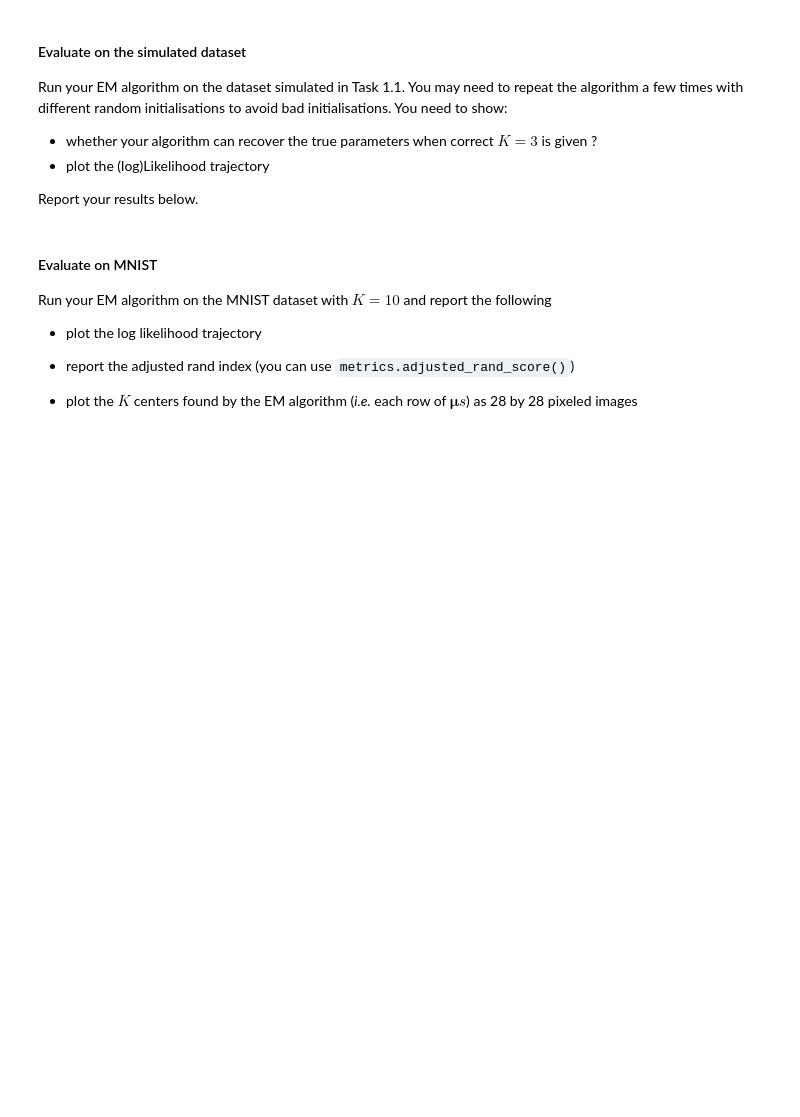
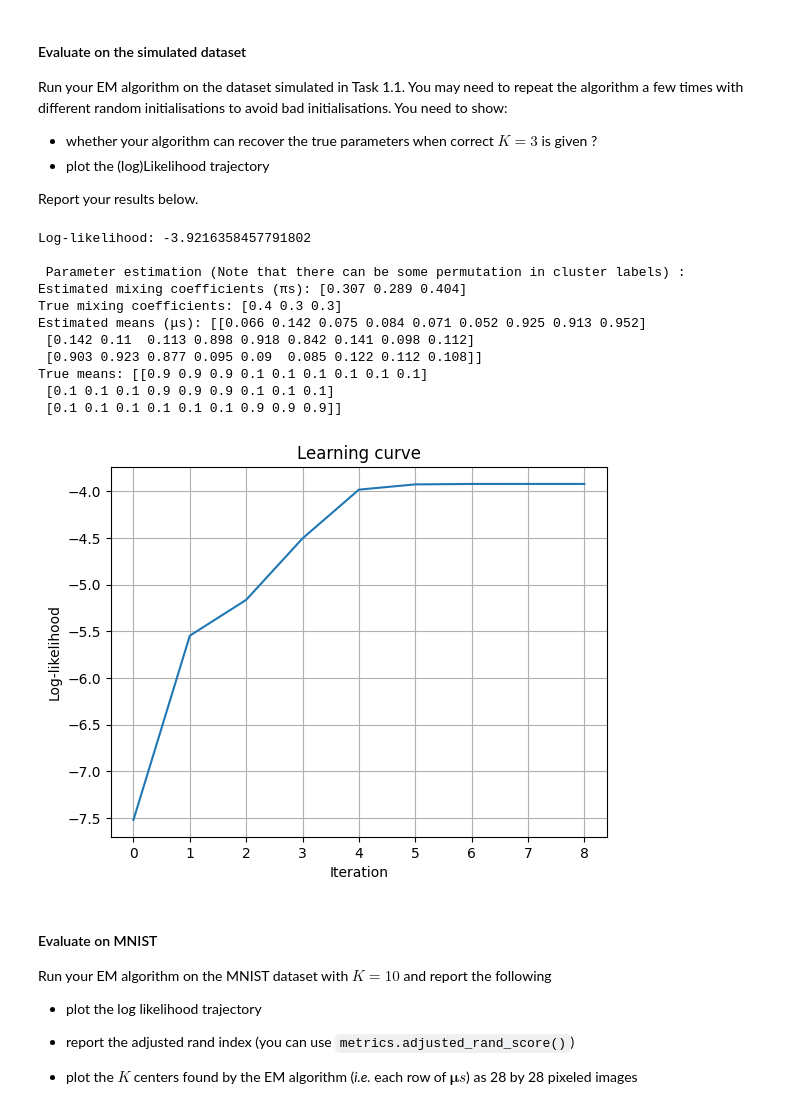
Before and after one commit to martinthuriaux/CS5016, a Jupyter notebook: CS5016_P1(V1).ipynb, the cells around one changed output. Cells and saved outputs as stored; diff of their text form; code cells hidden in the pictures; blank space fills up the shorter version.

```diff
--- a/CS5016_P1(V1).ipynb
+++ b/CS5016_P1(V1).ipynb
@@ -220,8 +290,32 @@ $$\ell(\boldsymbol{\pi}, \boldsymbol{\mu}s)=\frac{1}{n}\ln p(\{\mathbf{x}^{(i)}\
 def e_step(X, πs, μs):
     n, d = X.shape
     K = len(πs)
+
+    # To avoid numerical issues, we remove the value 0, as log(0) is -infinty, and also remove the value 1, as log(1) is 0.
+    eps = 1e-12
+    μs = np.clip(μs, eps, 1 - eps)
+    πs = np.clip(πs, eps, 1.0)
+
     R = np.zeros((n, K))
+    LL = np.zeros((n, K))
+    for i in range(n):
+        for k in range(K):
+            # Here we want to create the log space responsbility probability matrix, as it's easier than in normal space
+            LL[i,k] = np.log(πs[k]) + np.sum(X[i, :] * np.log(μs[k, :]) + (1 - X[i, :]) * np.log(1 - μs[k, :]))
+
+    for i in range(n):
+        # In order to reconvert back to normal space we use the soft-max function and the max trick
+        m = np.max(LL[i, :])
+        exp_scores = np.exp(LL[i, :] - m)
+        R[i, :] = exp_scores / np.sum(exp_scores)
+
     loglik = 0.0
+    for i in range(n):
+        # Here, the log likelihood is calculated using the log-sum-exp trick to avoid numerical underflow issues.
+        # LL(i, :) is the vector of log probabilities for all clusters for the i-th data point. That's why we use exponentiation
+        m = np.max(LL[i, :])
+        loglik += m + np.log(np.sum(np.exp(LL[i, :] - m)))
+    loglik /= n
     return R, loglik
 # %% [markdown]
 ### Task 1.3 the surrogate function
@@ -287,7 +431,36 @@ You may need to repeat the algorithm a few times with different random initialis
 
 Report your results below.
 # %%
-# em_mixberns(sim_X, 3);
+logLiks, πs, μs, zs, R = em_mixberns(sim_X, 3)
+
+print("Log-likelihood:", logLiks[-1])
+
+print("\n Parameter estimation (Note that there can be some permutation in cluster labels) : ")
+print("Estimated mixing coefficients (πs):", np.round(πs, 3))
+print("True mixing coefficients:", trueπs)
+print("Estimated means (μs):", np.round(μs, 3))
+print("True means:", trueμs)
+
+plt.figure()
+plt.plot(logLiks)
+plt.xlabel("Iteration")
+plt.ylabel("Log-likelihood")
+plt.title("Learning curve")
+plt.grid(True)
+plt.show()
+# %% [output]
+Log-likelihood: -3.9216358457791802
+
+ Parameter estimation (Note that there can be some permutation in cluster labels) :
+Estimated mixing coefficients (πs): [0.307 0.289 0.404]
+True mixing coefficients: [0.4 0.3 0.3]
+Estimated means (μs): [[0.066 0.142 0.075 0.084 0.071 0.052 0.925 0.913 0.952]
+ [0.142 0.11  0.113 0.898 0.918 0.842 0.141 0.098 0.112]
+ [0.903 0.923 0.877 0.095 0.09  0.085 0.122 0.112 0.108]]
+True means: [[0.9 0.9 0.9 0.1 0.1 0.1 0.1 0.1 0.1]
+ [0.1 0.1 0.1 0.9 0.9 0.9 0.1 0.1 0.1]
+ [0.1 0.1 0.1 0.1 0.1 0.1 0.9 0.9 0.9]]
+[figure, added]
 # %% [markdown]
 
 #### Evaluate on MNIST
```
Also changed, not shown: parts of 6 cells of this notebook.
